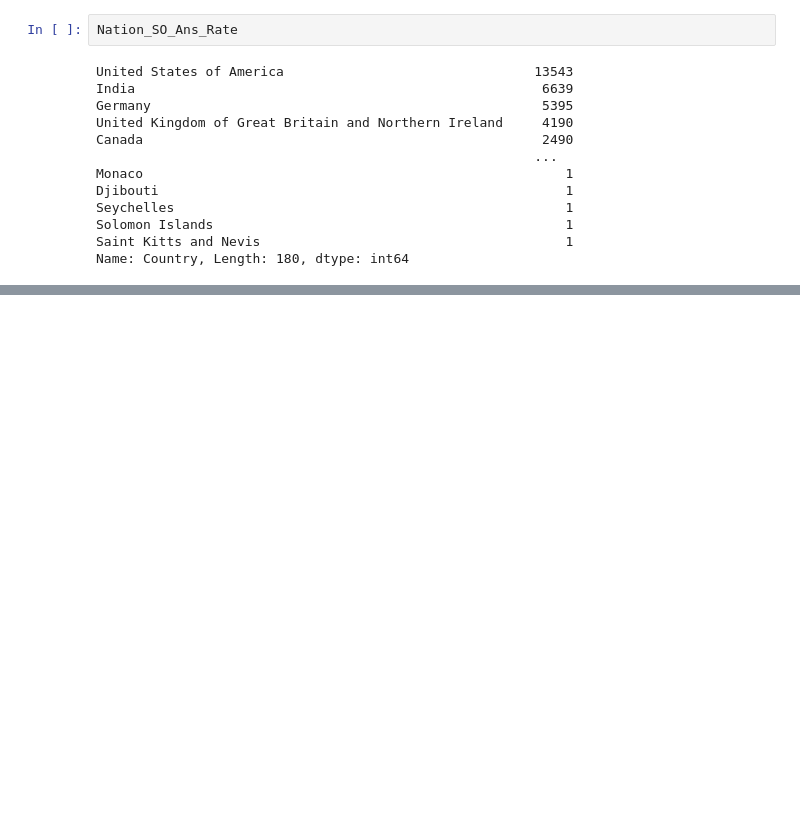
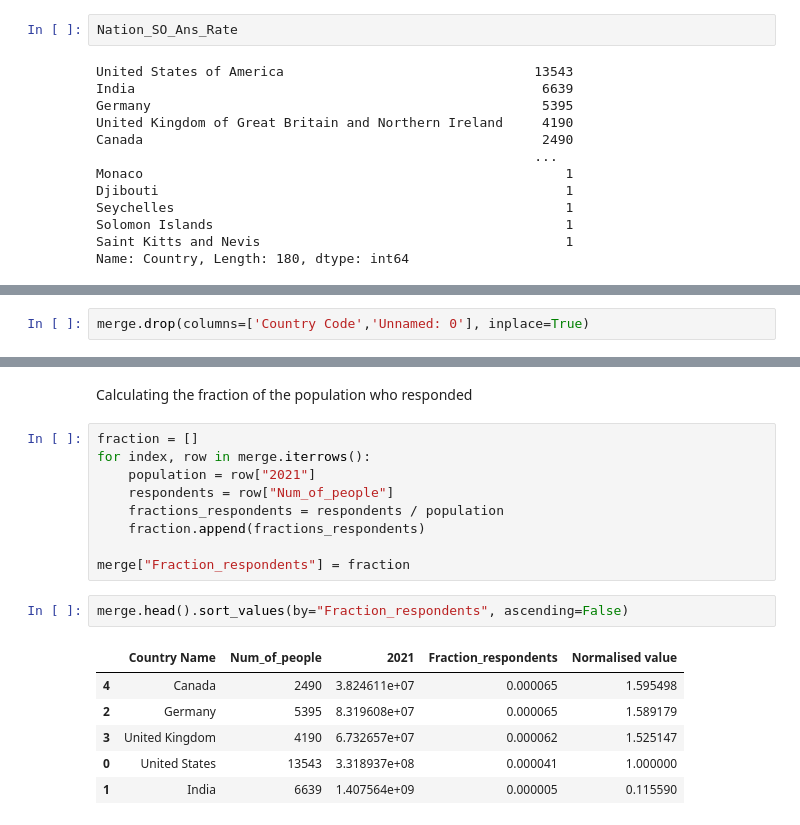
Before and after one commit to Alex-Polishchuk/Stack_overflow-data, a Jupyter notebook: population_count.ipynb, the cells around one changed output, grey strips where cells are left out. Cells and saved outputs as stored; diff of their text form; blank space fills up the shorter version.

Commit message:
eod, calculating normalised fractional population

```diff
--- a/population_count.ipynb
+++ b/population_count.ipynb
@@ -131,0 +184,2 @@ Nation_SO_Ans_Rate.to_csv("Answered_per_nation.csv")
+# %%
+merge.drop(columns=['Country Code','Unnamed: 0'], inplace=True)
@@ -131,0 +195,20 @@ Nation_SO_Ans_Rate.to_csv("Answered_per_nation.csv")
+# %% [markdown]
+Calculating the fraction of the population who responded
+# %%
+fraction = []
+for index, row in merge.iterrows():
+    population = row["2021"]
+    respondents = row["Num_of_people"]
+    fractions_respondents = respondents / population
+    fraction.append(fractions_respondents)
+
+merge["Fraction_respondents"] = fraction
+# %%
+merge.head().sort_values(by="Fraction_respondents", ascending=False)
+# %% [output]
+|  | Country Name | Num_of_people | 2021 | Fraction_respondents | Normalised value |
+| 4 | Canada | 2490 | 3.824611e+07 | 0.000065 | 1.595498 |
+| 2 | Germany | 5395 | 8.319608e+07 | 0.000065 | 1.589179 |
+| 3 | United Kingdom | 4190 | 6.732657e+07 | 0.000062 | 1.525147 |
+| 0 | United States | 13543 | 3.318937e+08 | 0.000041 | 1.000000 |
+| 1 | India | 6639 | 1.407564e+09 | 0.000005 | 0.115590 |
```
Also changed, not shown: parts of 32 cells of this notebook, 2 other files.
